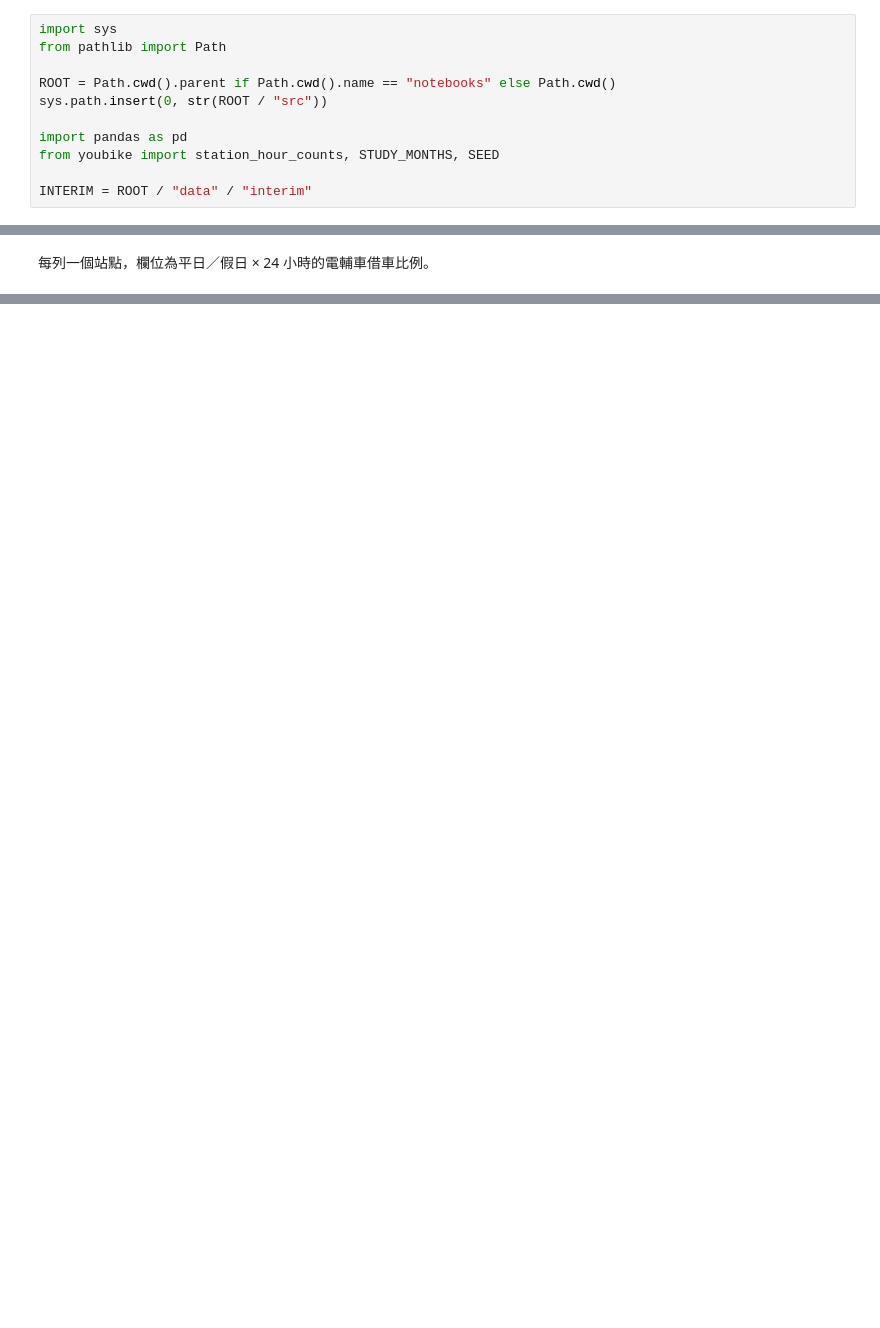
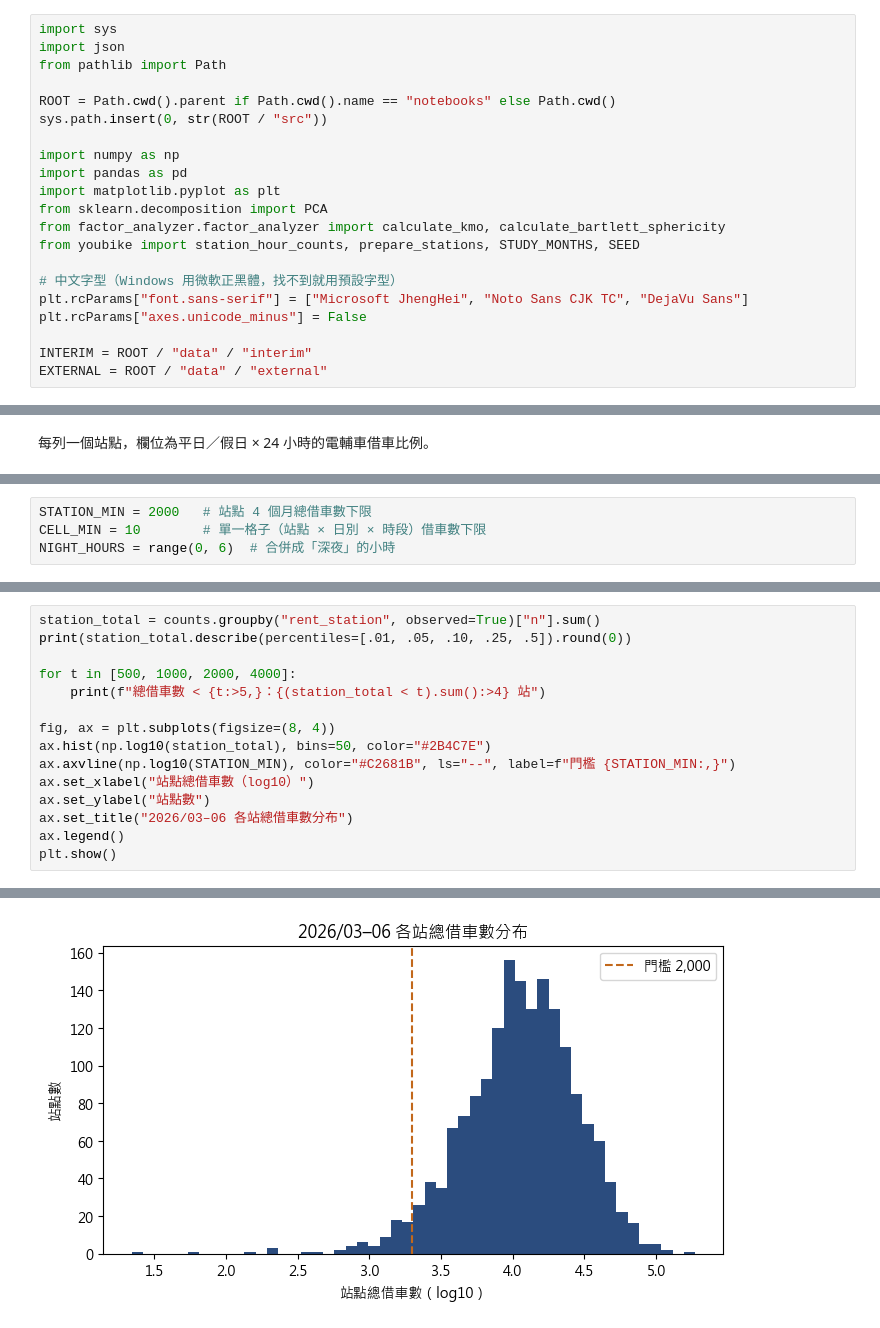
Before and after one commit to ziyingyang519/youbike-ebike-analysis, a Jupyter notebook: notebooks/03_station_patterns.ipynb, the cells around one changed output, grey strips where cells are left out. Cells and saved outputs as stored; diff of their text form; blank space fills up the shorter version.

```diff
--- a/notebooks/03_station_patterns.ipynb
+++ b/notebooks/03_station_patterns.ipynb
@@ -7,15 +7,25 @@ author: "B"
 研究問題 2：各站點的電輔車使用比例與時間型態可以分成哪幾類？
 # %%
 import sys
+import json
 from pathlib import Path
 
 ROOT = Path.cwd().parent if Path.cwd().name == "notebooks" else Path.cwd()
 sys.path.insert(0, str(ROOT / "src"))
 
+import numpy as np
 import pandas as pd
-from youbike import station_hour_counts, STUDY_MONTHS, SEED
+import matplotlib.pyplot as plt
+from sklearn.decomposition import PCA
+from factor_analyzer.factor_analyzer import calculate_kmo, calculate_bartlett_sphericity
+from youbike import station_hour_counts, prepare_stations, STUDY_MONTHS, SEED
+
+# 中文字型（Windows 用微軟正黑體，找不到就用預設字型）
+plt.rcParams["font.sans-serif"] = ["Microsoft JhengHei", "Noto Sans CJK TC", "DejaVu Sans"]
+plt.rcParams["axes.unicode_minus"] = False
 
 INTERIM = ROOT / "data" / "interim"
+EXTERNAL = ROOT / "data" / "external"
 # %% [markdown]
 ## 建構站點使用矩陣
 
@@ -47,0 +63,4 @@ TODO
+# %%
+STATION_MIN = 2000   # 站點 4 個月總借車數下限
+CELL_MIN = 10        # 單一格子（站點 × 日別 × 時段）借車數下限
+NIGHT_HOURS = range(0, 6)  # 合併成「深夜」的小時
@@ -47,0 +69,16 @@ TODO
+# %%
+station_total = counts.groupby("rent_station", observed=True)["n"].sum()
+print(station_total.describe(percentiles=[.01, .05, .10, .25, .5]).round(0))
+
+for t in [500, 1000, 2000, 4000]:
+    print(f"總借車數 < {t:>5,}：{(station_total < t).sum():>4} 站")
+
+fig, ax = plt.subplots(figsize=(8, 4))
+ax.hist(np.log10(station_total), bins=50, color="#2B4C7E")
+ax.axvline(np.log10(STATION_MIN), color="#C2681B", ls="--", label=f"門檻 {STATION_MIN:,}")
+ax.set_xlabel("站點總借車數（log10）")
+ax.set_ylabel("站點數")
+ax.set_title("2026/03–06 各站總借車數分布")
+ax.legend()
+plt.show()
+# %% [output]
@@ -47,0 +100 @@ TODO
+[figure, added]
```
Also changed, not shown: parts of 53 cells of this notebook.
